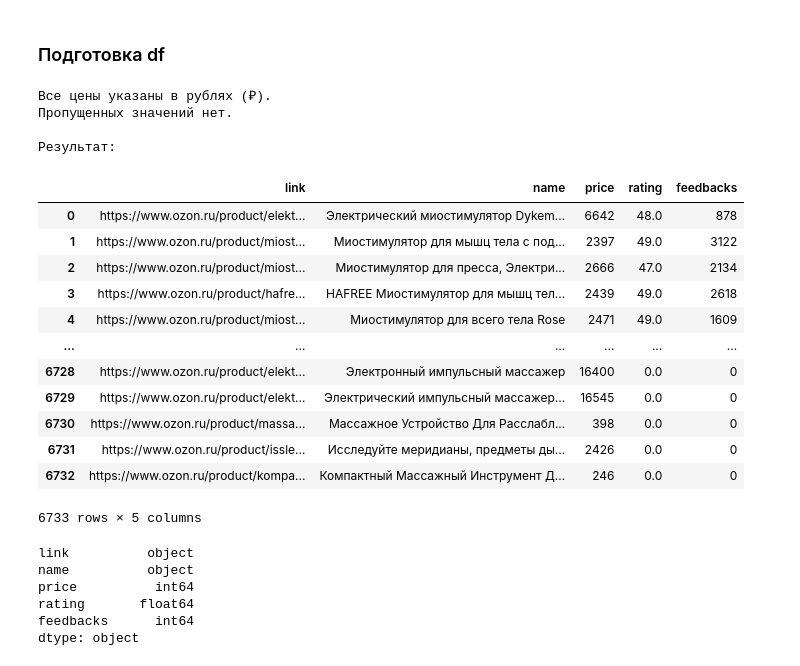
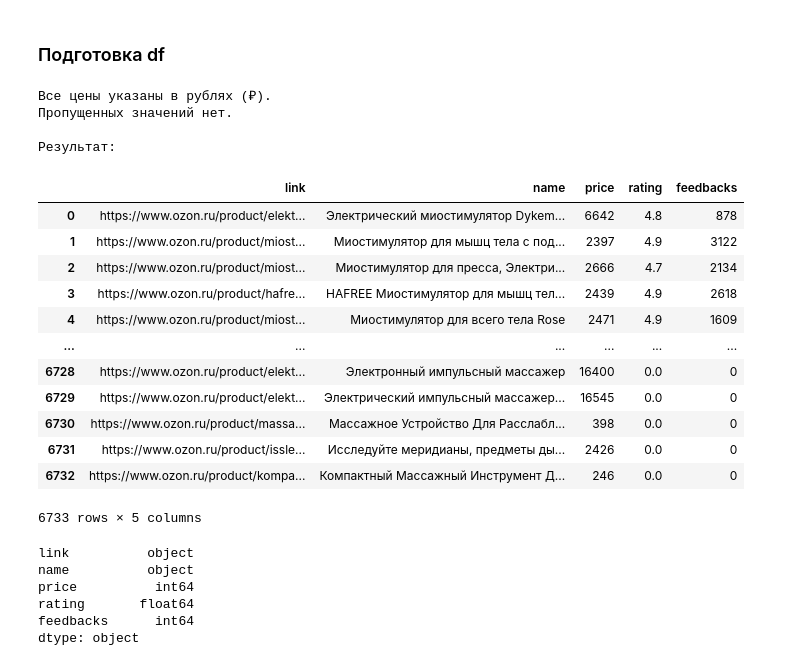
Before and after one commit to nekitmilk/ElectroPunk, a Jupyter notebook: src/notebooks/analisys.ipynb, the cells around one changed output. Saved outputs shown, nothing was run; the diff lists cells and outputs as text; code cells hidden in the pictures.

```diff
--- a/src/notebooks/analisys.ipynb
+++ b/src/notebooks/analisys.ipynb
@@ -426,42 +414,48 @@ ozon_df = ozon_df.rename(columns={
 })
 
 ozon_df['feedbacks'] = ozon_df['feedbacks'].fillna(0).astype(int)
-ozon_df['rating'] = ozon_df['rating'].str.replace(r'[^\d]', '', regex=True).replace('', 0).astype(float)
+ozon_df['rating'] = (
+    ozon_df['rating']
+    .str.replace(',', '.')  # Заменяем запятые на точки для десятичных
+    .str.extract(r'(\d+\.?\d*)', expand=False)  # Извлекаем числа с точкой
+    .fillna(0)              # Заменяем пропуски на 0
+    .astype(float)          # Преобразуем в float
+)
 
 all_rubles = ozon_df['price'].str.contains('₽', na=False).all()
 
 if all_rubles:
     print("Все цены указаны в рублях (₽).")
 
     # Очистка и преобразование в int
     ozon_df['price'] = ozon_df['price'].str.replace(r'[^\d]', '', regex=True).astype(int)
 
     # Проверка на NaN
     if ozon_df['price'].isna().any():
         print("После очистки обнаружены пропущенные значения (NaN).")
     else:
         print("Пропущенных значений нет.")
 
     print("\nРезультат:")
     # print(ozon_df.head())
 else:
     print("Найдены цены не в рублях. Строки без ₽:")
     print(ozon_df[~ozon_df['price'].str.contains('₽', na=False)])
 
 # ozon_df.to_csv("../data/full_ozon_products.csv", index=False)
 
 ozon_df
 # %% [output]
 Все цены указаны в рублях (₽).
 Пропущенных значений нет.
 
 Результат:
 |  | link | name | price | rating | feedbacks |
-| 0 | https://www.ozon.ru/product/elekt... | Электрический миостимулятор Dykem... | 6642 | 48.0 | 878 |
-| 1 | https://www.ozon.ru/product/miost... | Миостимулятор для мышц тела с под... | 2397 | 49.0 | 3122 |
-| 2 | https://www.ozon.ru/product/miost... | Миостимулятор для пресса, Электри... | 2666 | 47.0 | 2134 |
-| 3 | https://www.ozon.ru/product/hafre... | HAFREE Миостимулятор для мышц тел... | 2439 | 49.0 | 2618 |
-| 4 | https://www.ozon.ru/product/miost... | Миостимулятор для всего тела Rose | 2471 | 49.0 | 1609 |
+| 0 | https://www.ozon.ru/product/elekt... | Электрический миостимулятор Dykem... | 6642 | 4.8 | 878 |
+| 1 | https://www.ozon.ru/product/miost... | Миостимулятор для мышц тела с под... | 2397 | 4.9 | 3122 |
+| 2 | https://www.ozon.ru/product/miost... | Миостимулятор для пресса, Электри... | 2666 | 4.7 | 2134 |
+| 3 | https://www.ozon.ru/product/hafre... | HAFREE Миостимулятор для мышц тел... | 2439 | 4.9 | 2618 |
+| 4 | https://www.ozon.ru/product/miost... | Миостимулятор для всего тела Rose | 2471 | 4.9 | 1609 |
 | ... | ... | ... | ... | ... | ... |
 | 6728 | https://www.ozon.ru/product/elekt... | Электронный импульсный массажер | 16400 | 0.0 | 0 |
 | 6729 | https://www.ozon.ru/product/elekt... | Электрический импульсный массажер... | 16545 | 0.0 | 0 |
```
Also changed, not shown: parts of 20 cells of this notebook, 5 other files.
